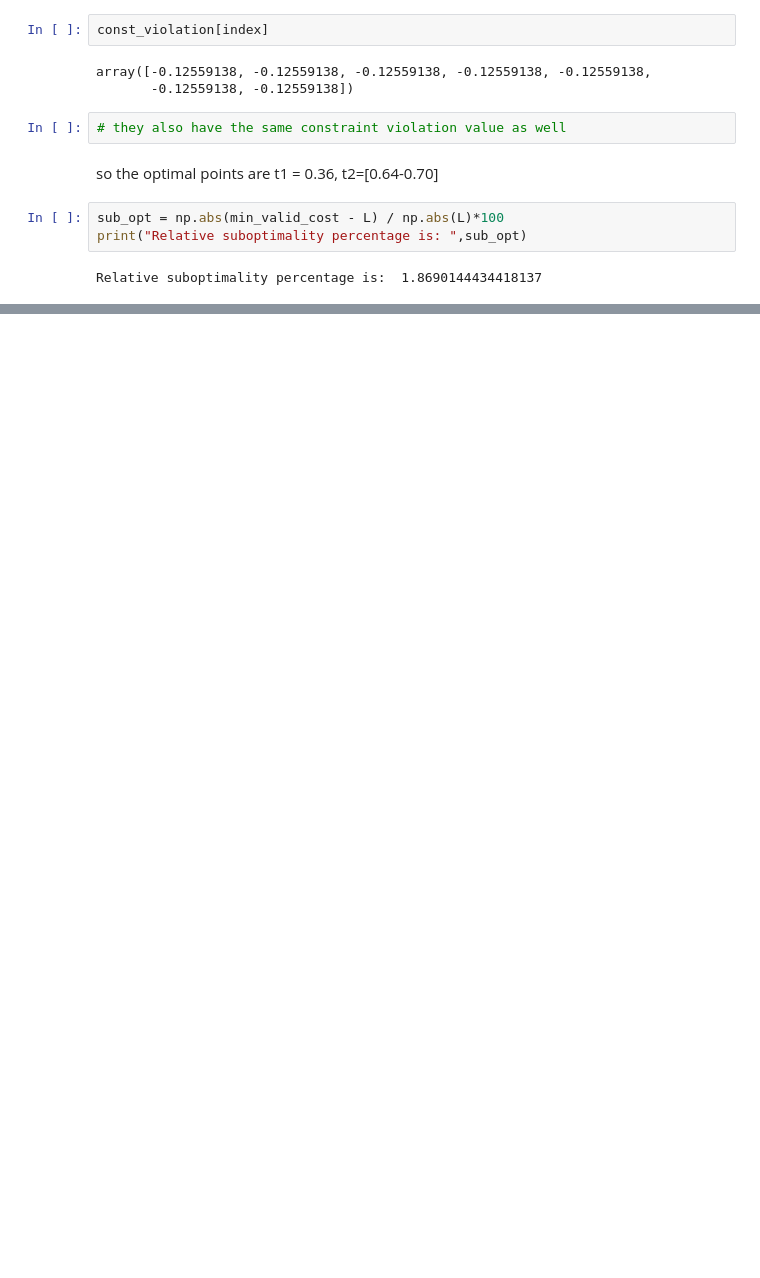
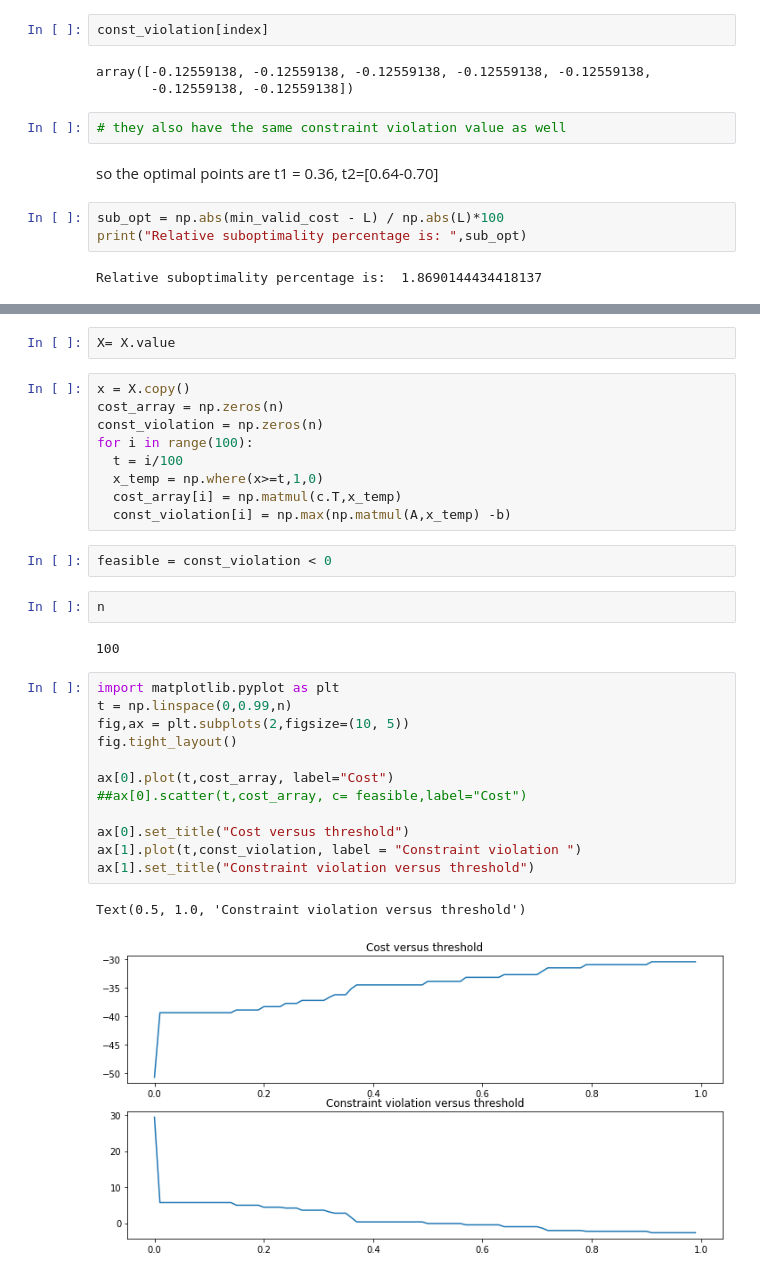
Before and after one commit to feyzijan/ConvexOptimization, a Jupyter notebook: BooleanLinearProgramming.ipynb, the cells around one changed output, grey strips where cells are left out. Cells and saved outputs as stored; diff of their text form; blank space fills up the shorter version.

```diff
--- a/BooleanLinearProgramming.ipynb
+++ b/BooleanLinearProgramming.ipynb
@@ -103,0 +218,32 @@ Relative suboptimality percentage is:  1.8690144434418137
+# %%
+X= X.value
+# %%
+x = X.copy()
+cost_array = np.zeros(n)
+const_violation = np.zeros(n)
+for i in range(100):
+  t = i/100
+  x_temp = np.where(x>=t,1,0)
+  cost_array[i] = np.matmul(c.T,x_temp)
+  const_violation[i] = np.max(np.matmul(A,x_temp) -b)
+# %%
+feasible = const_violation < 0
+# %%
+n
+# %% [output]
+100
+# %%
+import matplotlib.pyplot as plt
+t = np.linspace(0,0.99,n)
+fig,ax = plt.subplots(2,figsize=(10, 5))
+fig.tight_layout()
+
+ax[0].plot(t,cost_array, label="Cost")
+##ax[0].scatter(t,cost_array, c= feasible,label="Cost")
+
+ax[0].set_title("Cost versus threshold")
+ax[1].plot(t,const_violation, label = "Constraint violation ")
+ax[1].set_title("Constraint violation versus threshold")
+# %% [output]
+Text(0.5, 1.0, 'Constraint violation versus threshold')
+[figure, added]
```
Also changed, not shown: parts of 16 cells of this notebook, 26 other files.
